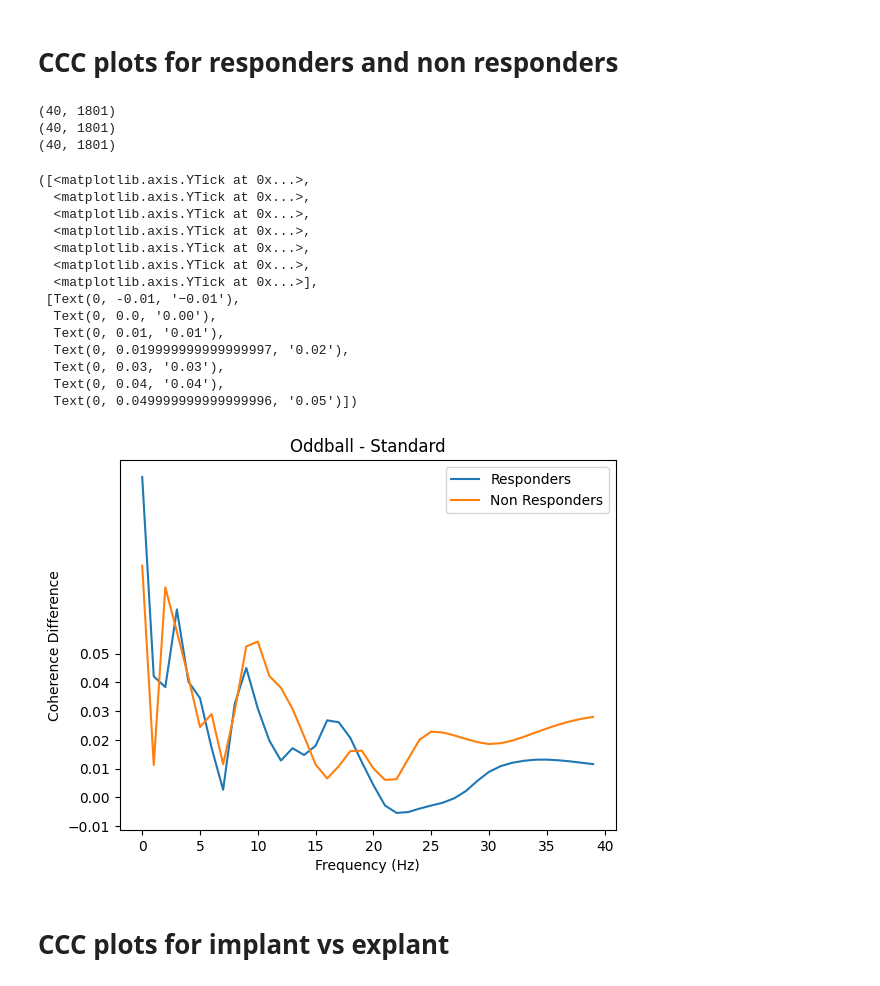
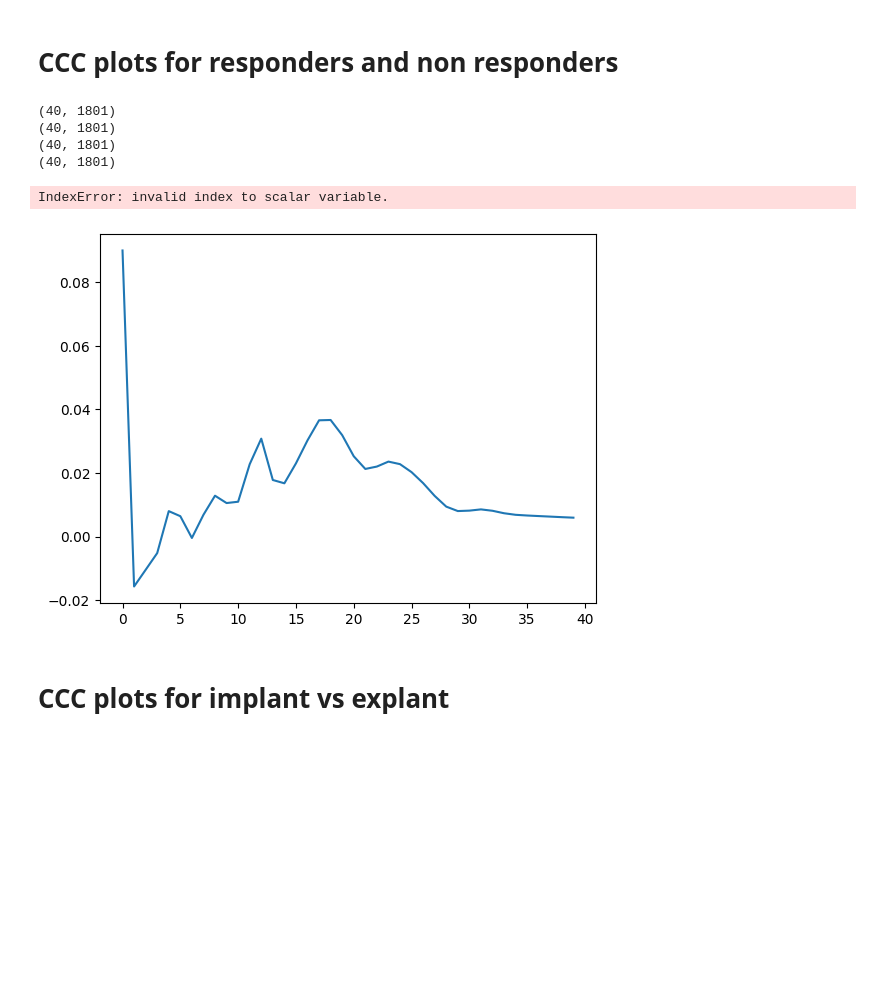
Before and after one commit to NiteshMalan/Oddball_Task, a Jupyter notebook: Oddball_Behavioral_analysis_Correlation.ipynb, the cells around one changed output. Drawn from its saved outputs; the diff is of its cells as text; code cells hidden in the pictures; blank space fills up the shorter version.

```diff
--- a/Oddball_Behavioral_analysis_Correlation.ipynb
+++ b/Oddball_Behavioral_analysis_Correlation.ipynb
@@ -652,7 +990,7 @@ for st in stg:
             ERDS_all.append(ERDS_all2)
 ERDS_all = np.array(ERDS_all)
 # %%
-fig, axes = plt.subplots(6,4, figsize=(16,24))
+fig, axes = plt.subplots(4,4, figsize=(16,24))
 
 
 for j, (ax_row, sub) in enumerate(zip(axes, subj_list)):
@@ -673,9 +1015,9 @@ plt.show()
 # %%
 #DBS ERDS box plots
 
-stg = ['explant'] #'implant','explant'
-subj_list = [7, 8, 11, 13, 14, 15]
-conditions = ['Oddball', 'Standard']
+stg = ['implant'] #'implant','explant'
+subj_list = [7, 8, 11, 13]
+conditions = ['Oddball_E', 'Standard_E']
 freq_band = ['[4 7]','[8 12]', '[13 20]', '[21 30]']
 
 ERDS_all = []
@@ -765,9 +1107,9 @@ plt.show()
 # %%
 # EEG ERDS boxplots
 
-stg = ['explant'] #'implant','explant'
+stg = ['implant'] #'implant','explant'
 subj_list = [7, 8, 11, 13, 14, 15]
-conditions = ['Oddball', 'Standard']
+conditions = ['Oddball_E', 'Standard_E']
 freq_band = ['[4 7]','[8 12]', '[13 20]', '[21 30]']
 eeg_chs = ['CP2','FC2','C4'] #,'CP6', 'FC2', 'FC6', 'F4', 'F8', 'FC2', 'FC6', 'P4'
 
@@ -856,9 +1198,9 @@ plt.show()
 
 stg = ['implant'] #'implant','explant'
 subj_list = [7, 8, 11 ,13, 14, 15]
-condtions = ['Oddball', 'Standard']
+condtions = ['Oddball_E', 'Standard_E']
 freq_band = ['[4 7]','[8 12]', '[13 20]', '[21 30]']
-subj_list_r_imp = [7, 8, 11]
+subj_list_r_imp = [7, 8, 11, 13]
 
 
 ERDS_all = []
@@ -1245,10 +1587,10 @@ base_dir = "E:/Oddball Data/"
 
 stg = ['implant'] #'implant','explant'
 subj_list = [7, 8, 11 ,13, 14, 15]
-subj_list = ['007', '008', '011' ,'013', '014', '015']
-subj_list_r_imp = ['007', '008', '011']
+subj_list = ['007', '008', '011' ,'013']
+subj_list_r_imp = ['007', '008', '011','013']
 
-subj_list_nr_imp = ['013', '014', '015']
+subj_list_nr_imp = [ '011','013', '014', '015']
 subj_list_nr_exp = ['007', '008', '011', '014', '015']
 
 
@@ -1256,50 +1598,38 @@ ccc_all_r = []
 ccc_all_nr = []
 for st in stg:
     for sub in subj_list:
         if st == "implant" and sub in subj_list_r_imp or st == "explant" and sub == '013':
 
-            file = f"{base_dir}CCC_{sub}_{st}.npy"
+            file = f"{base_dir}CCC_E_{sub}_{st}.npy"
             ccc = np.load(file)
             print(ccc.shape)
             ccc_all_r.append(ccc)
 
         else:
-            file = f"{base_dir}CCC_{sub}_{st}.npy"
+            file = f"{base_dir}CCC_NE_{sub}_{st}.npy"
             ccc = np.load(file)
             #print(ccc.shape)
             ccc_all_nr.append(ccc)
 ccc_all_r = np.array(ccc_all_r)
 ccc_all_nr = np.array(ccc_all_nr)
 
 tmin = 600
 tmax = 900
 plt.plot(ccc_all_r.mean(axis = 0)[:,600:900].mean(axis = 1))
 plt.plot(ccc_all_nr.mean(axis = 0)[:,600:900].mean(axis = 1))
 plt.legend(['Responders', 'Non Responders'])
 plt.ylabel("Coherence Difference")
 plt.xlabel("Frequency (Hz)")
 plt.title("Oddball - Standard")
 yticks = np.arange(-0.01,0.06, 0.01)
 plt.yticks(yticks)
 # %% [output]
 (40, 1801)
 (40, 1801)
 (40, 1801)
+(40, 1801)
-([<matplotlib.axis.YTick at 0x...>,
-  <matplotlib.axis.YTick at 0x...>,
-  <matplotlib.axis.YTick at 0x...>,
-  <matplotlib.axis.YTick at 0x...>,
-  <matplotlib.axis.YTick at 0x...>,
-  <matplotlib.axis.YTick at 0x...>,
-  <matplotlib.axis.YTick at 0x...>],
- [Text(0, -0.01, '−0.01'),
-  Text(0, 0.0, '0.00'),
-  Text(0, 0.01, '0.01'),
-  Text(0, 0.019999999999999997, '0.02'),
-  Text(0, 0.03, '0.03'),
-  Text(0, 0.04, '0.04'),
-  Text(0, 0.049999999999999996, '0.05')])
+IndexError: invalid index to scalar variable.
-[figure, old version]
+[figure, new version]
 # %% [markdown]
 # CCC plots for implant vs explant
 # %%
```
Also changed, not shown: parts of 40 cells of this notebook, 3 other files.
